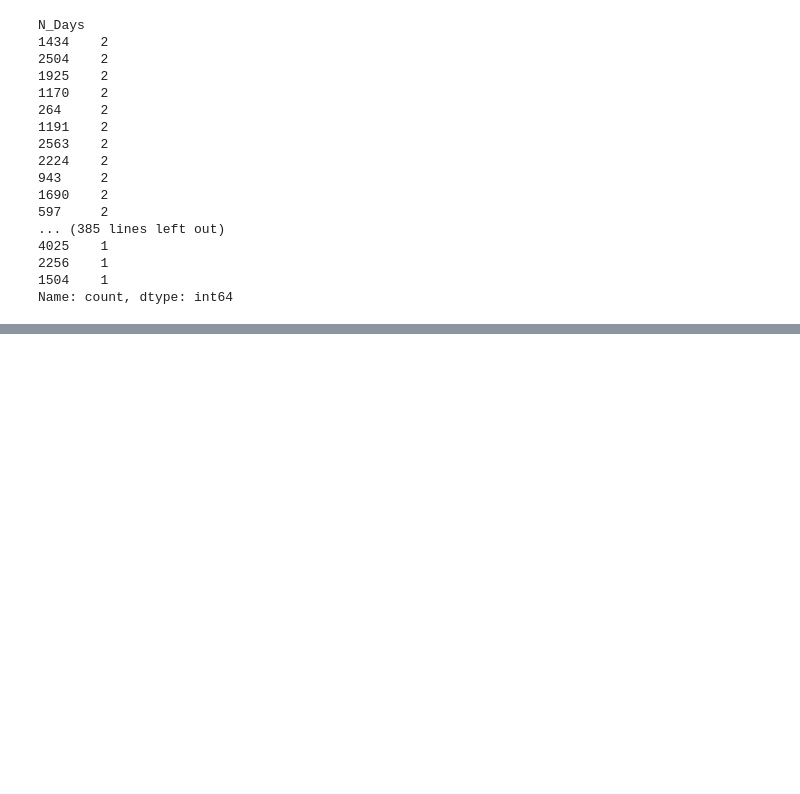
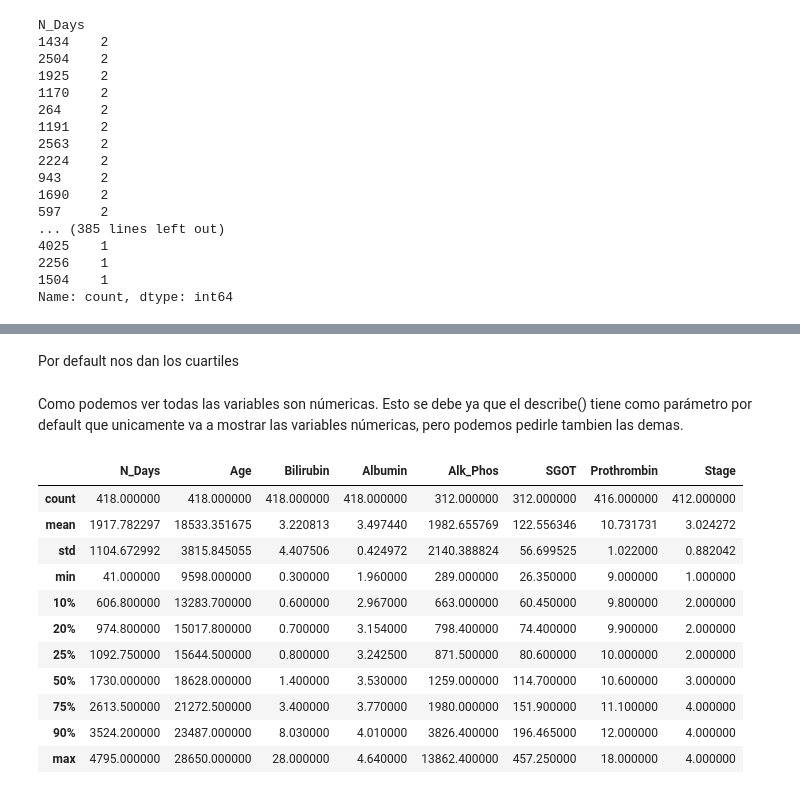
Before and after one commit to Grim1004/DMEMCDM1, a Jupyter notebook: python/cirrosis.ipynb, the cells around one changed output, grey strips where cells are left out. Cells and saved outputs as stored; diff of their text form; code cells hidden in the pictures; blank space fills up the shorter version.

```diff
--- a/python/cirrosis.ipynb
+++ b/python/cirrosis.ipynb
@@ -736,0 +709,22 @@ Name: count, dtype: int64
+# %% [markdown]
+Por default nos dan los cuartiles
+# %% [markdown]
+Como podemos ver todas las variables son númericas. Esto se debe ya que el describe() tiene como parámetro por default que unicamente va a mostrar las variables númericas, pero podemos pedirle tambien las demas.
+# %%
+# Tabla de estadísticas descriptivas con percentiles personalizados
+cirrosis.describe(
+    percentiles=[.1,.2,.25,.5,.75,.9] # percentiles personalizados a mostrar
+)
+# %% [output]
+|  | N_Days | Age | Bilirubin | Albumin | Alk_Phos | SGOT | Prothrombin | Stage |
+| count | 418.000000 | 418.000000 | 418.000000 | 418.000000 | 312.000000 | 312.000000 | 416.000000 | 412.000000 |
+| mean | 1917.782297 | 18533.351675 | 3.220813 | 3.497440 | 1982.655769 | 122.556346 | 10.731731 | 3.024272 |
+| std | 1104.672992 | 3815.845055 | 4.407506 | 0.424972 | 2140.388824 | 56.699525 | 1.022000 | 0.882042 |
+| min | 41.000000 | 9598.000000 | 0.300000 | 1.960000 | 289.000000 | 26.350000 | 9.000000 | 1.000000 |
+| 10% | 606.800000 | 13283.700000 | 0.600000 | 2.967000 | 663.000000 | 60.450000 | 9.800000 | 2.000000 |
+| 20% | 974.800000 | 15017.800000 | 0.700000 | 3.154000 | 798.400000 | 74.400000 | 9.900000 | 2.000000 |
+| 25% | 1092.750000 | 15644.500000 | 0.800000 | 3.242500 | 871.500000 | 80.600000 | 10.000000 | 2.000000 |
+| 50% | 1730.000000 | 18628.000000 | 1.400000 | 3.530000 | 1259.000000 | 114.700000 | 10.600000 | 3.000000 |
+| 75% | 2613.500000 | 21272.500000 | 3.400000 | 3.770000 | 1980.000000 | 151.900000 | 11.100000 | 4.000000 |
+| 90% | 3524.200000 | 23487.000000 | 8.030000 | 4.010000 | 3826.400000 | 196.465000 | 12.000000 | 4.000000 |
+| max | 4795.000000 | 28650.000000 | 28.000000 | 4.640000 | 13862.400000 | 457.250000 | 18.000000 | 4.000000 |
```
Also changed, not shown: parts of 31 cells of this notebook.
